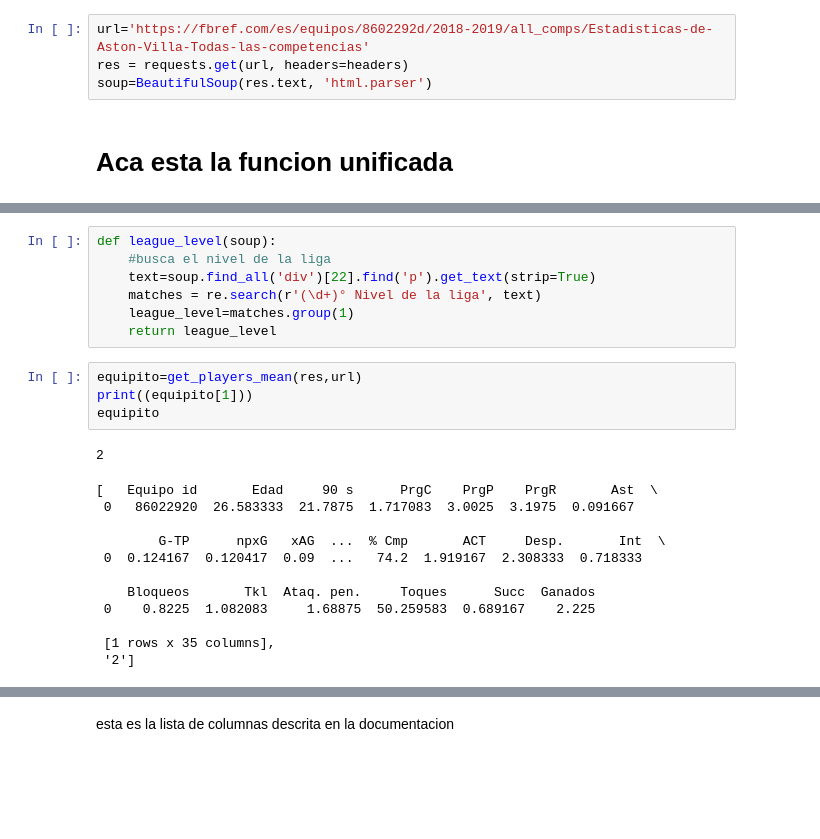
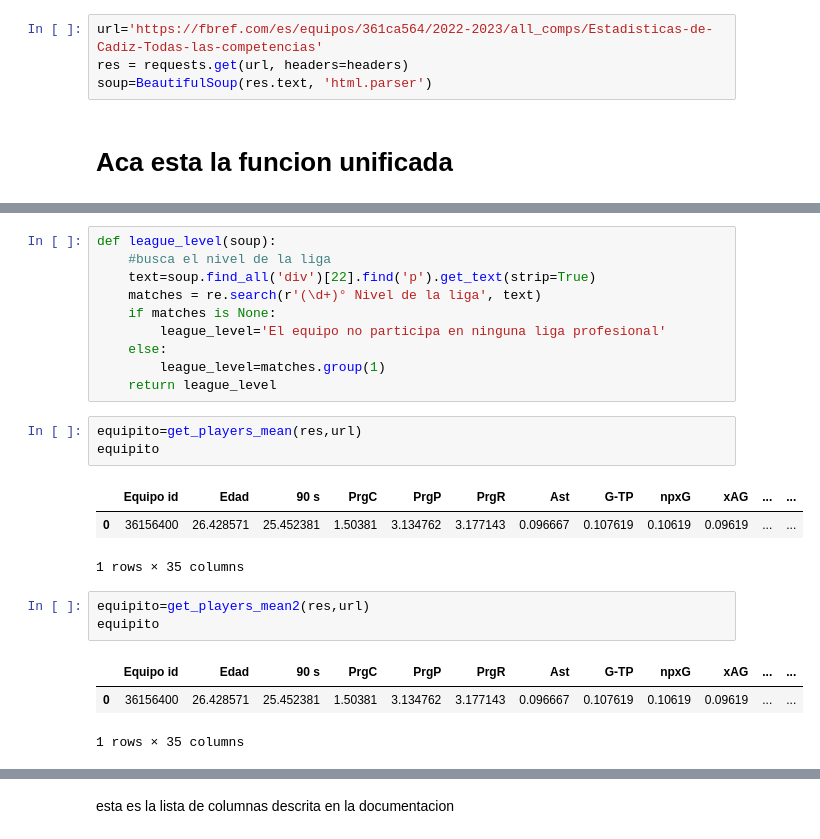
Before and after one commit to Aalg26/la_caprichosa, a Jupyter notebook: funcion get_players_mean.ipynb, the cells around one changed output, grey strips where cells are left out. Saved outputs shown, nothing was run; the diff lists cells and outputs as text; blank space fills up the shorter version.

```diff
--- a/funcion get_players_mean.ipynb
+++ b/funcion get_players_mean.ipynb
@@ -8,7 +9,7 @@ import re
 # %%
 headers={'user-agent':'Mozilla/5.0 (Windows NT 10.0; Win64; x64) AppleWebKit/537.36 (KHTML, like Gecko) Chrome/116.0.0.0 Safari/537.36'}
 # %%
-url='https://fbref.com/es/equipos/8602292d/2018-2019/all_comps/Estadisticas-de-Aston-Villa-Todas-las-competencias'
+url='https://fbref.com/es/equipos/361ca564/2022-2023/all_comps/Estadisticas-de-Cadiz-Todas-las-competencias'
 res = requests.get(url, headers=headers)
 soup=BeautifulSoup(res.text, 'html.parser')
 # %% [markdown]
@@ -156,22 +325,22 @@ def league_level(soup):
     #busca el nivel de la liga
     text=soup.find_all('div')[22].find('p').get_text(strip=True)
     matches = re.search(r'(\d+)° Nivel de la liga', text)
-    league_level=matches.group(1)
+    if matches is None:
+        league_level='El equipo no participa en ninguna liga profesional'
+    else:
+        league_level=matches.group(1)
     return league_level
 # %%
 equipito=get_players_mean(res,url)
-print((equipito[1]))
 equipito
 # %% [output]
+|  | Equipo id | Edad | 90 s | PrgC | PrgP | PrgR | Ast | G-TP | npxG | xAG | ... | ... |
+| 0 | 36156400 | 26.428571 | 25.452381 | 1.50381 | 3.134762 | 3.177143 | 0.096667 | 0.107619 | 0.10619 | 0.09619 | ... | ... |
-2
+1 rows × 35 columns
-[   Equipo id       Edad     90 s      PrgC    PrgP    PrgR       Ast  \
- 0   86022920  26.583333  21.7875  1.717083  3.0025  3.1975  0.091667
-
-        G-TP      npxG   xAG  ...  % Cmp       ACT     Desp.       Int  \
- 0  0.124167  0.120417  0.09  ...   74.2  1.919167  2.308333  0.718333
-
-    Bloqueos       Tkl  Ataq. pen.     Toques      Succ  Ganados
- 0    0.8225  1.082083     1.68875  50.259583  0.689167    2.225
-
- [1 rows x 35 columns],
- '2']
+# %%
+equipito=get_players_mean2(res,url)
+equipito
+# %% [output]
+|  | Equipo id | Edad | 90 s | PrgC | PrgP | PrgR | Ast | G-TP | npxG | xAG | ... | ... |
+| 0 | 36156400 | 26.428571 | 25.452381 | 1.50381 | 3.134762 | 3.177143 | 0.096667 | 0.107619 | 0.10619 | 0.09619 | ... | ... |
+1 rows × 35 columns
```
Also changed, not shown: parts of 6 cells of this notebook, 1 other file.
